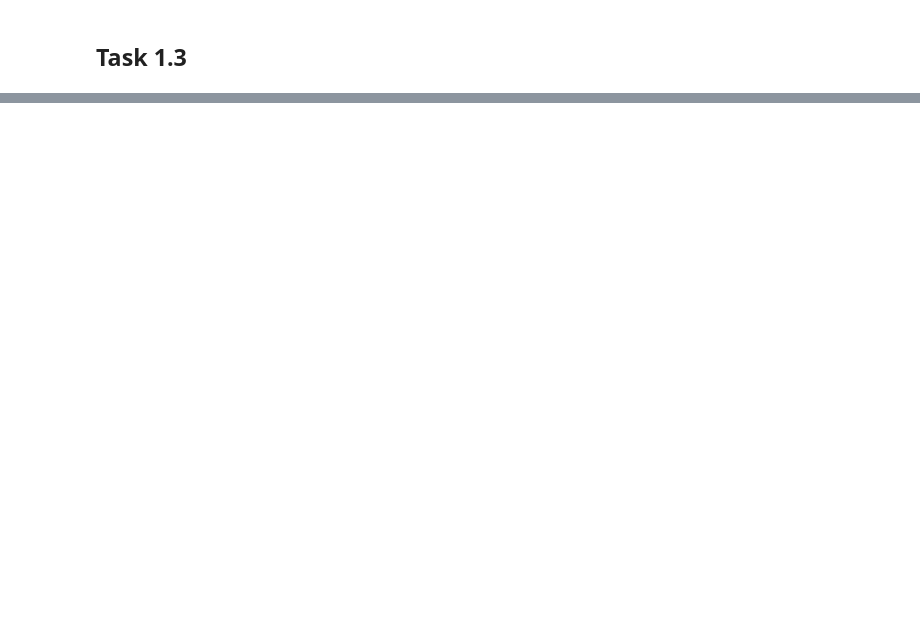
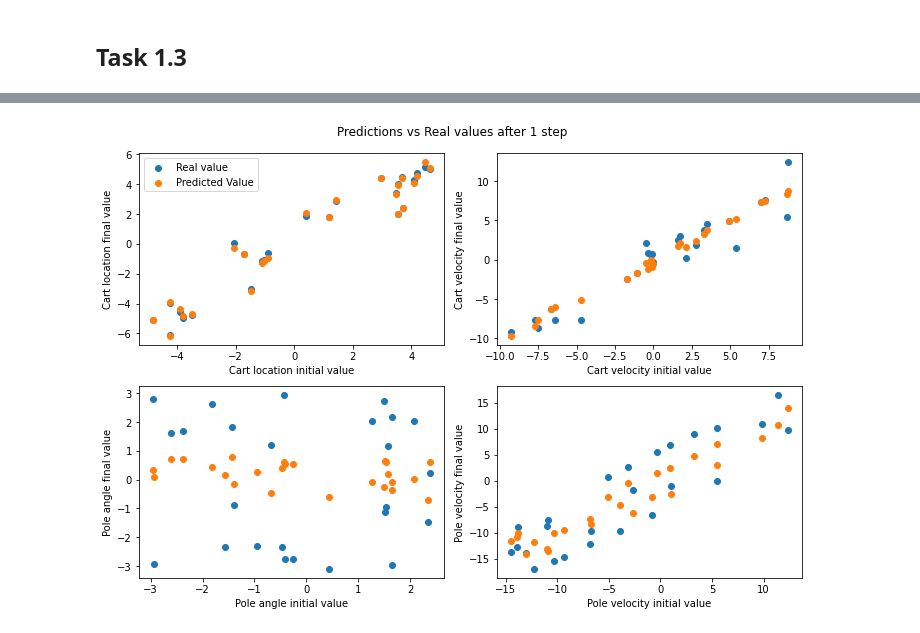
Before and after one commit to aditya-jain7/SF3, a Jupyter notebook: aj563_sf3_code.ipynb, the cells around one changed output, grey strips where cells are left out. Cells and saved outputs as stored; diff of their text form; code cells hidden in the pictures; blank space fills up the shorter version.

```diff
--- a/aj563_sf3_code.ipynb
+++ b/aj563_sf3_code.ipynb
@@ -421,0 +439,46 @@ get_xy_pairs(50)
+# %%
+#Create train and test sets
+proportion = 0.95
+number_of_samples = 500
+cutoff = int(proportion*number_of_samples)
+train_x= x[:cutoff]
+test_x=x[cutoff:]
+
+train_y=y[:cutoff]
+test_y=y[cutoff:]
+# %%
+model = linear_model.LinearRegression()
+model.fit(train_x,train_y)
+m=model.predict(test_x)
+# %%
+def vertical_plot(input,next_step,pred_next_step):
+
+    fig, axs = plt.subplots(2, 2, figsize=(10, 7))
+
+    axs[0,0].scatter([x[0] for x in input],[y[0] for y in next_step],label='Real value')
+    axs[0,0].scatter([x[0] for x in input],[y[0] for y in pred_next_step],label='Predicted Value')
+    axs[0,0].set_xlabel('Cart location initial value')
+    axs[0,0].set_ylabel('Cart location final value')
+    axs[0,0].legend()
+
+    axs[0,1].scatter([x[1] for x in input],[y[1] for y in next_step])
+    axs[0,1].scatter([x[1] for x in input],[y[1] for y in pred_next_step])
+    axs[0,1].set_xlabel('Cart velocity initial value')
+    axs[0,1].set_ylabel('Cart velocity final value')
+
+    axs[1,0].scatter([x[2] for x in input],[y[2] for y in next_step])
+    axs[1,0].scatter([x[2] for x in input],[y[2] for y in pred_next_step])
+    axs[1,0].set_xlabel('Pole angle initial value')
+    axs[1,0].set_ylabel('Pole angle final value')
+
+    axs[1,1].scatter([x[3] for x in input],[y[3] for y in next_step])
+    axs[1,1].scatter([x[3] for x in input],[y[3] for y in pred_next_step])
+    axs[1,1].set_xlabel('Pole velocity initial value')
+    axs[1,1].set_ylabel('Pole velocity final value')
+
+    fig.suptitle('Predictions vs Real values after 1 step')
+    fig.tight_layout()
+# %%
+vertical_plot(test_x,test_y+test_x,m+test_x)
+# %% [output]
+[figure, added]
```
Also changed, not shown: parts of 14 cells of this notebook.
